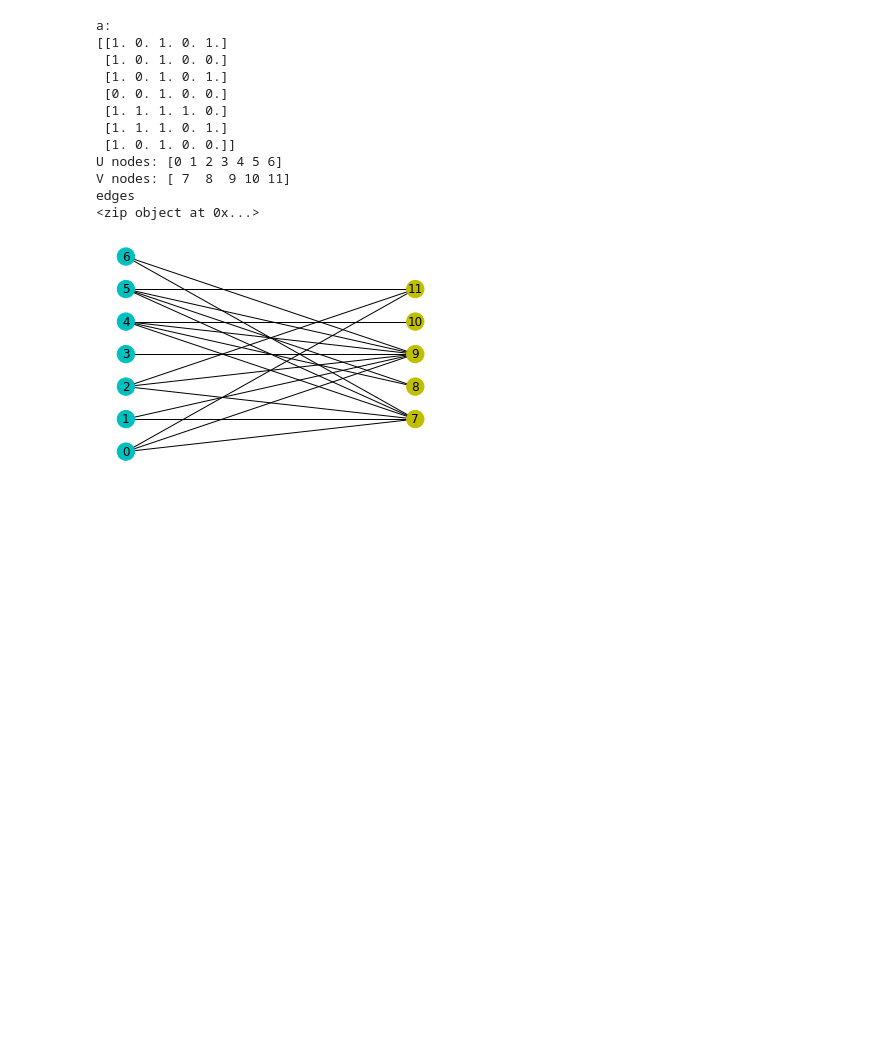
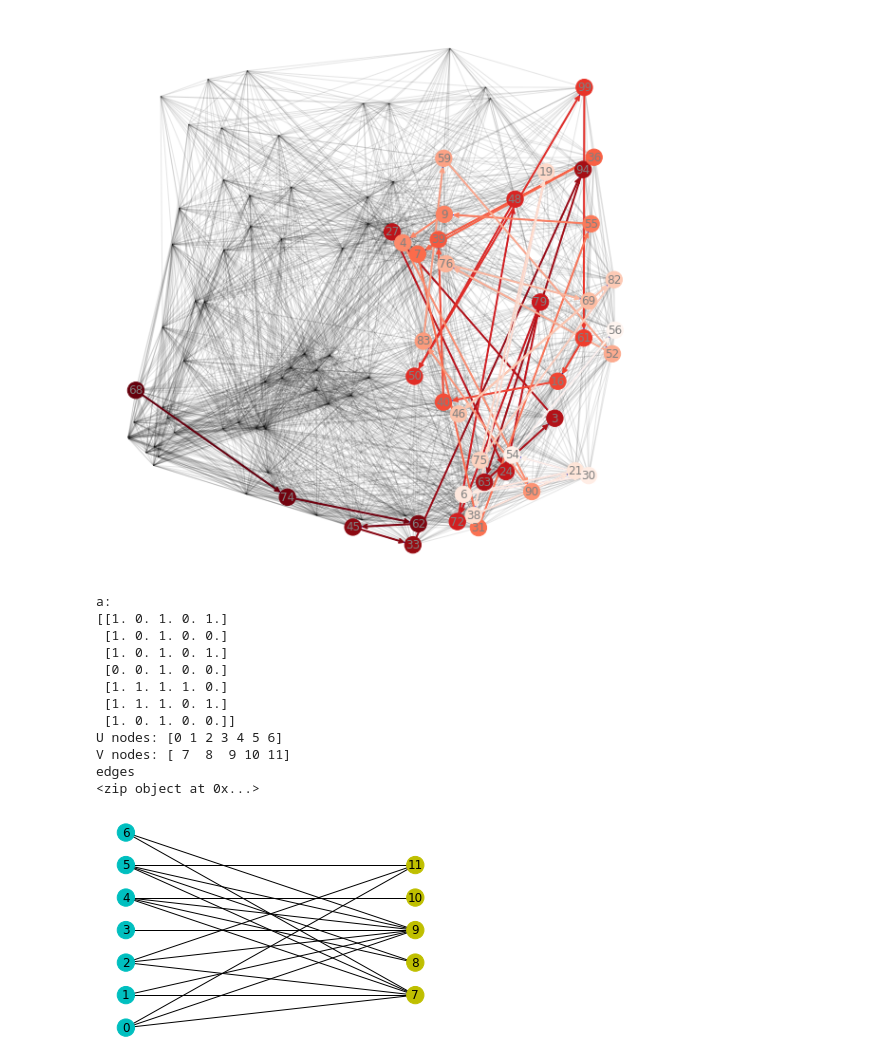
Before and after one commit to bosho86/DHPC, a Jupyter notebook: Workstation.ipynb, the cells around one changed output. Drawn from its saved outputs; the diff is of its cells as text; code cells hidden in the pictures; blank space fills up the shorter version.

```diff
--- a/Workstation.ipynb
+++ b/Workstation.ipynb
@@ -83,3 +66,82 @@ plt.show()
+# %%
+# write edgelist to grid.edgelist
+#nx.write_edgelist(G, path=file+"grid.edgelist", delimiter=":", data=True)
+# read edgelist from grid.edgelist
+#T = nx.read_edgelist(path=file+"grid.edgelist", delimiter=":", data=True)
+#B = nx.Graph(T)
+#B.add_edge(T)
+
+H = nx.read_gpickle(file+'map100.gpl')
+pos = nx.get_node_attributes(H,'pos')
+
+#path = [1, 3, 4, 5 ,60]
+path = [68, 74, 62, 45, 33, 94, 63, 3, 27, 24, 79, 72,
+        48, 50, 99, 61, 16, 40, 39, 36, 7, 31, 55, 9, 4,
+        90, 83, 59, 52, 76, 69, 46, 82, 75, 19, 38, 21, 6, 30, 54, 56]
+
+E=nx.DiGraph()
+E.add_nodes_from(path)
+
+for ip in range(len(path)-1):
+    ed = (path[ip],path[ip+1])
+    E.add_edge(*ed)
+
+
+pt = { i : i for i in range(len(path)) }
+#E = H.subgraph(path)
+
+M = E.number_of_edges()
+edge_colors = range(2, M + 2)
+
+#fig, ax = plt.subplots(figsize=(10,12))
+fig = plt.figure(figsize=(8, 8))
+
+nx.draw_networkx(E, pos=pos, edge_color=['b'],
+                 node_color=list(pt.values()),
+#                 cmap="plasma",
+                 font_color='gray',
+                 cmap=plt.cm.Reds_r,
+                 with_labels = True,
+                 arrows = False,
+                 arrowsize=15, arrowstyle='->'
+                )
+
+nx.draw_networkx_edges(E,pos=pos, arrowstyle='->',
+                               arrowsize=10, edge_color=edge_colors,
+                               edge_cmap=plt.cm.Reds_r, width=2)
+
+nx.draw_networkx_edges(H, pos,
+#                       nodelist=[ncenter],
+                       alpha=0.1)
+#nx.draw_networkx_nodes(H, pos,
+#                       nodelist=list(p.keys()),
+#                       node_size=50,
+#                       node_color=list(p.values()),
+#                       cmap=plt.cm.Reds_r)
+
+#nx.draw(H,pos)
+
+#pos = nx.get_node_attributes(B, 'pos')
+#H = T.subgraph(range(100))
+
+#plt.figure(figsize=(10, 10))
+#nx.draw_networkx(H, pos=pos)
+#nx.draw_networkx_edges(T)
+#nx.draw_random(T, with_labels = True)
+#pos = nx.get_node_attributes(T, 'pos')
+#H = G.subgraph(range(10))
+#nx.draw_networkx(H, pos=pos)
+#nx.draw(T, pos=pos , with_labels=True ,node_size=250,node_color=['r'])
+plt.xlim(-0.05, 1.05)
+plt.ylim(-0.05, 1.05)
+plt.axis('off')
+
+fig.tight_layout(pad=0, h_pad=0, w_pad=0)
+plt.savefig('graph.png', format='png', dpi=300)
+
+plt.show()
+# %% [output]
+[figure, added]
 # %%
 import numpy as np
 import networkx as nx
```
Also changed, not shown: parts of 7 cells of this notebook, 34 other files.
